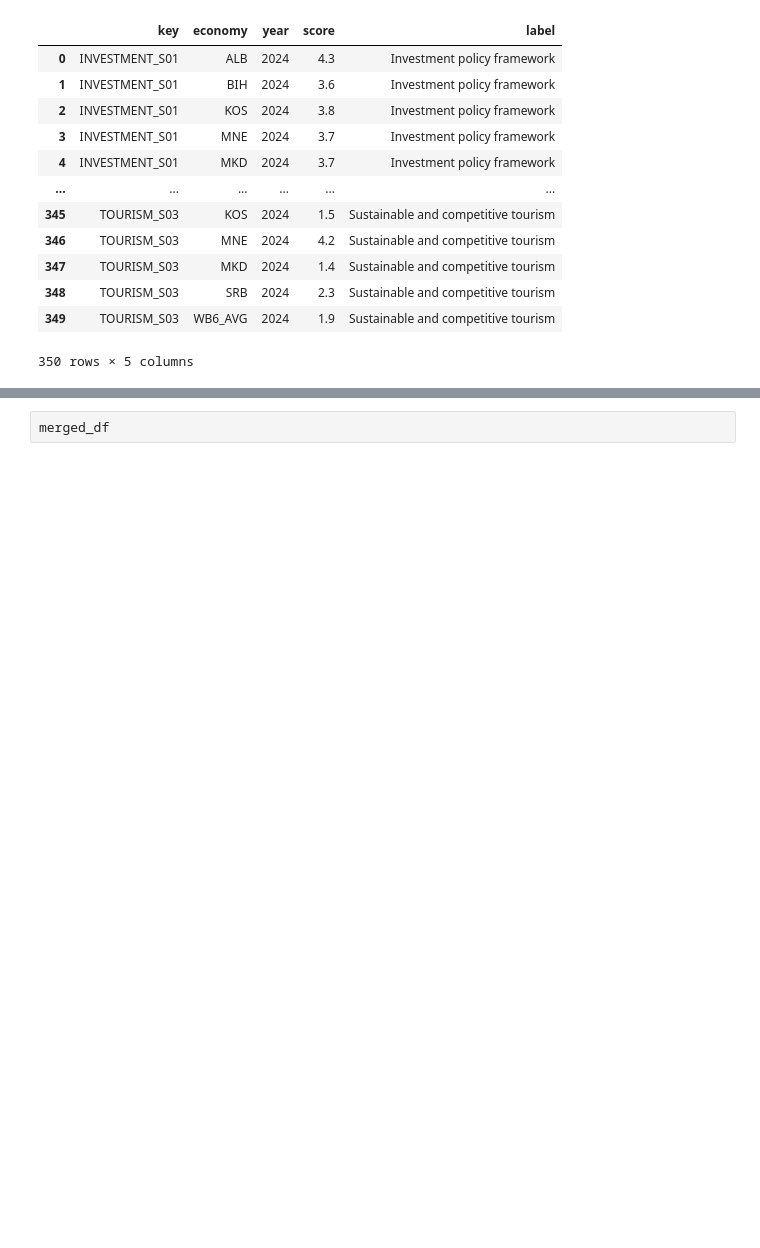
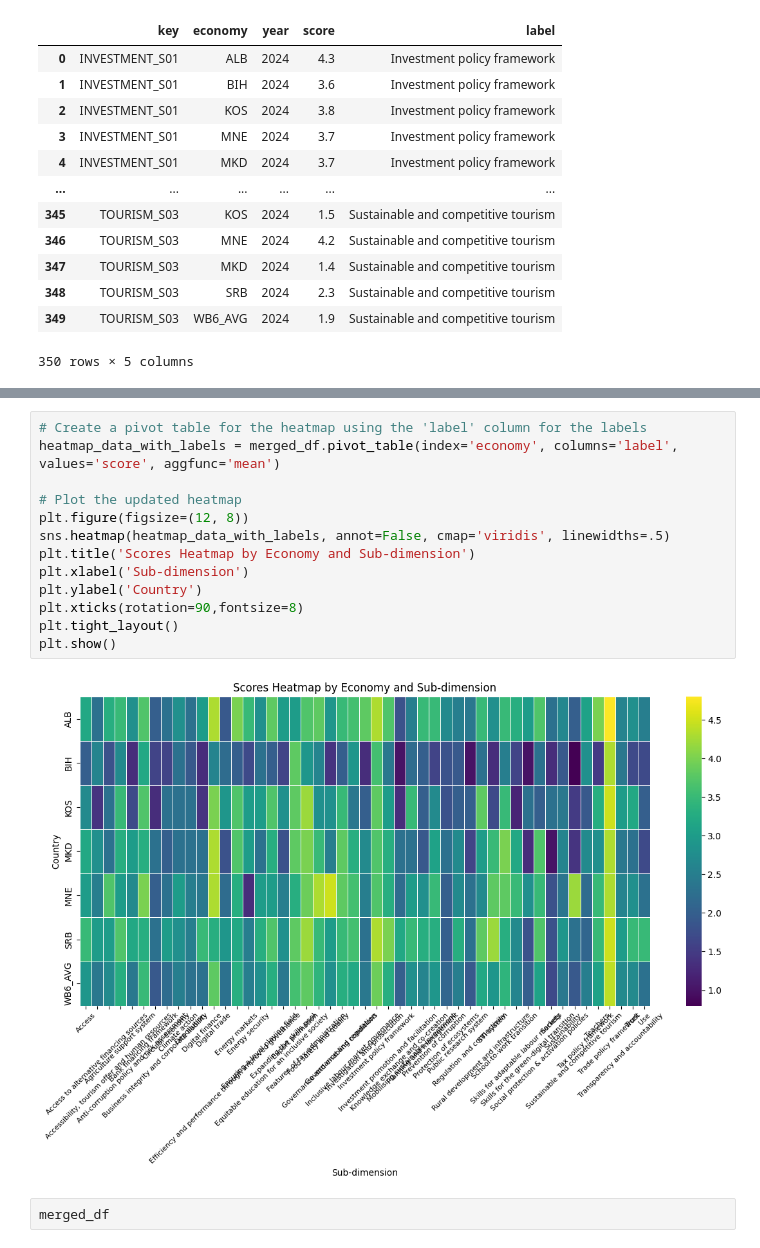
Before and after one commit to fleshgordo/dataexploration, a Jupyter notebook: DataExploration.ipynb, the cells around one changed output, grey strips where cells are left out. Saved outputs shown, nothing was run; the diff lists cells and outputs as text; blank space fills up the shorter version.

```diff
--- a/DataExploration.ipynb
+++ b/DataExploration.ipynb
@@ -1162,3 +1011,18 @@ plt.show()
+# %%
+# Create a pivot table for the heatmap using the 'label' column for the labels
+heatmap_data_with_labels = merged_df.pivot_table(index='economy', columns='label', values='score', aggfunc='mean')
+
+# Plot the updated heatmap
+plt.figure(figsize=(12, 8))
+sns.heatmap(heatmap_data_with_labels, annot=False, cmap='viridis', linewidths=.5)
+plt.title('Scores Heatmap by Economy and Sub-dimension')
+plt.xlabel('Sub-dimension')
+plt.ylabel('Country')
+plt.xticks(rotation=90,fontsize=8)
+plt.tight_layout()
+plt.show()
+# %% [output]
+[figure, added]
 # %%
 merged_df
 # %% [output]
```
Also changed, not shown: parts of 45 cells of this notebook.
